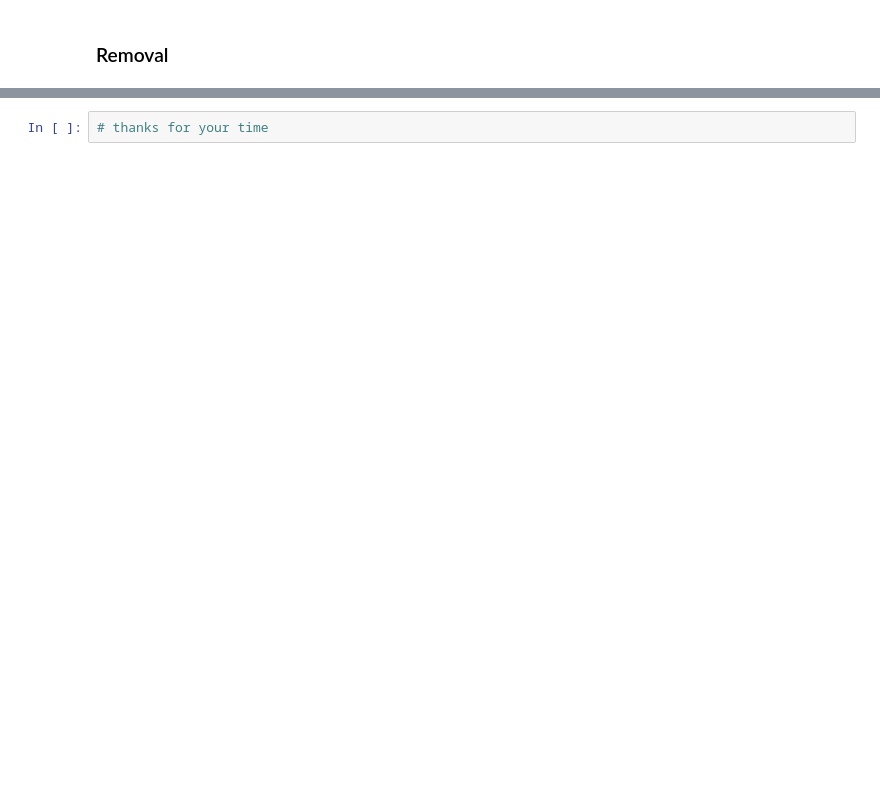
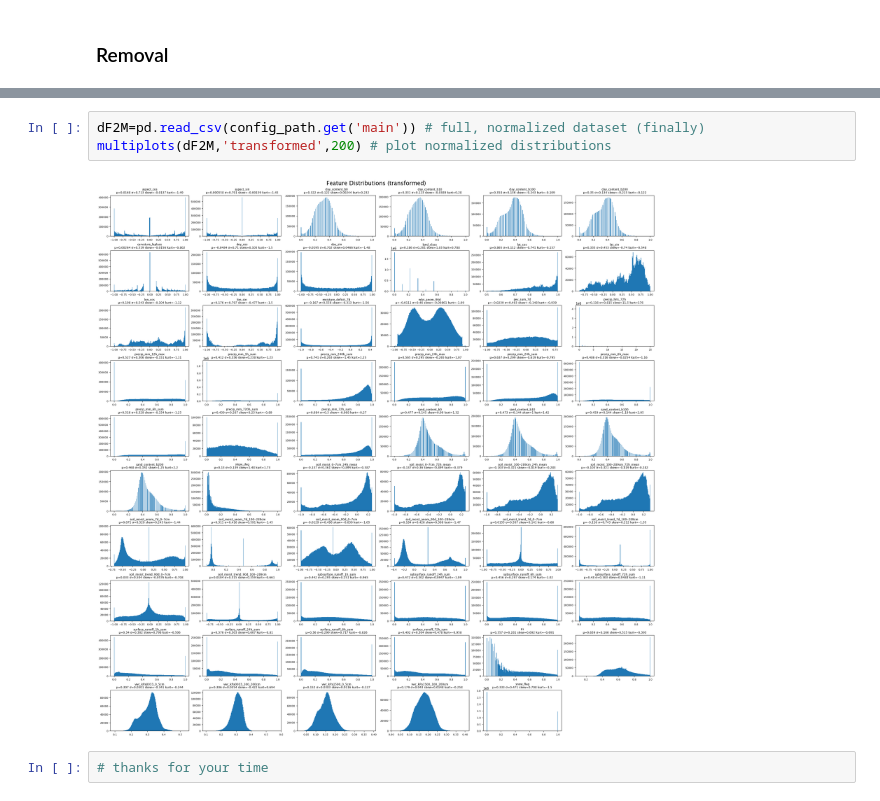
Before and after one commit to shyagehike/atlas-v2, a Jupyter notebook: features.ipynb, the cells around one changed output, grey strips where cells are left out. Saved outputs shown, nothing was run; the diff lists cells and outputs as text; blank space fills up the shorter version.

```diff
--- a/features.ipynb
+++ b/features.ipynb
@@ -929,2 +993,7 @@ positive %: 32.86%
+# %%
+dF2M=pd.read_csv(config_path.get('main')) # full, normalized dataset (finally)
+multiplots(dF2M,'transformed',200) # plot normalized distributions
+# %% [output]
+[figure, added]
 # %%
 # thanks for your time
```
Also changed, not shown: parts of 12 cells of this notebook, 10 other files.
